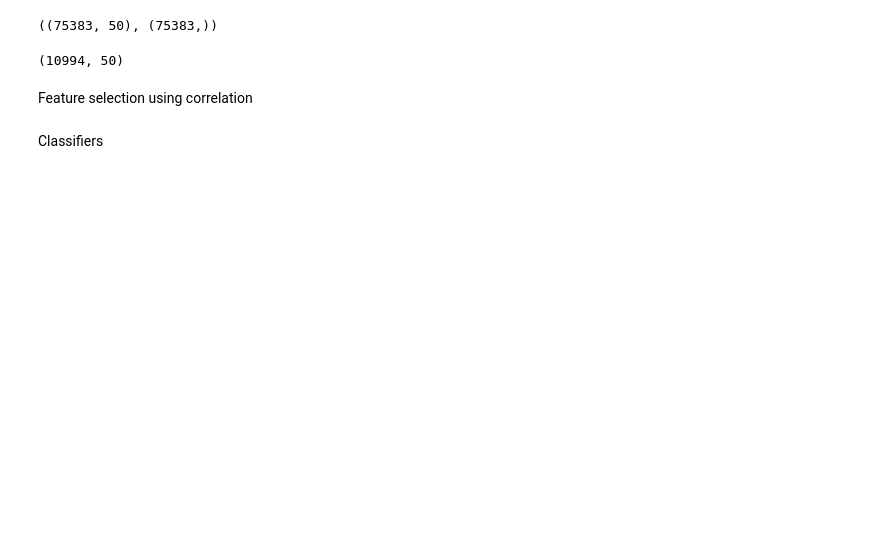
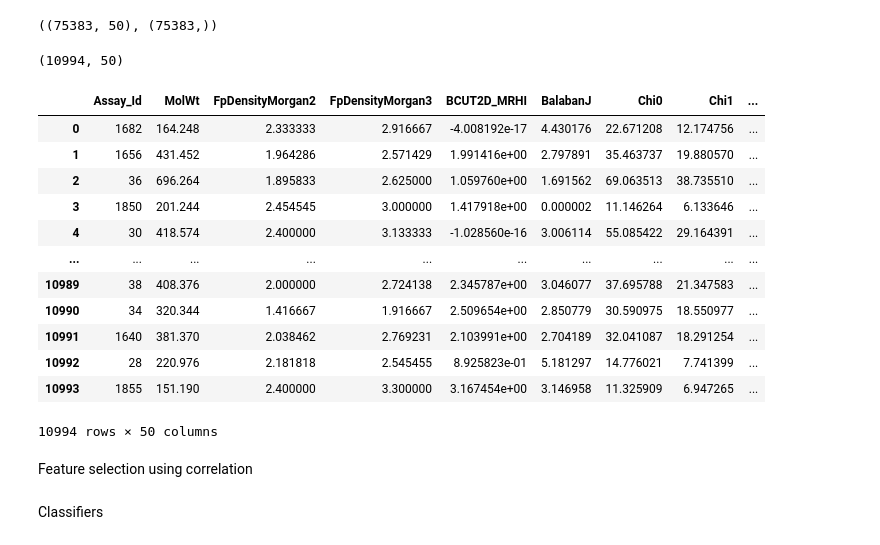
Before and after one commit to sheelbhardwaj/toxicity_competitionFinal, a Jupyter notebook: ToxicityCompetitionFinalCode.ipynb, the cells around one changed output. Drawn from its saved outputs; the diff is of its cells as text; code cells hidden in the pictures; blank space fills up the shorter version.

```diff
--- a/ToxicityCompetitionFinalCode.ipynb
+++ b/ToxicityCompetitionFinalCode.ipynb
@@ -563,6 +578,22 @@ X_train.shape, train_Y.shape
 X_test.shape
 # %% [output]
 (10994, 50)
+# %%
+X_test
+# %% [output]
+|  | Assay_Id | MolWt | FpDensityMorgan2 | FpDensityMorgan3 | BCUT2D_MRHI | BalabanJ | Chi0 | Chi1 | ... |
+| 0 | 1682 | 164.248 | 2.333333 | 2.916667 | -4.008192e-17 | 4.430176 | 22.671208 | 12.174756 | ... |
+| 1 | 1656 | 431.452 | 1.964286 | 2.571429 | 1.991416e+00 | 2.797891 | 35.463737 | 19.880570 | ... |
+| 2 | 36 | 696.264 | 1.895833 | 2.625000 | 1.059760e+00 | 1.691562 | 69.063513 | 38.735510 | ... |
+| 3 | 1850 | 201.244 | 2.454545 | 3.000000 | 1.417918e+00 | 0.000002 | 11.146264 | 6.133646 | ... |
+| 4 | 30 | 418.574 | 2.400000 | 3.133333 | -1.028560e-16 | 3.006114 | 55.085422 | 29.164391 | ... |
+| ... | ... | ... | ... | ... | ... | ... | ... | ... | ... |
+| 10989 | 38 | 408.376 | 2.000000 | 2.724138 | 2.345787e+00 | 3.046077 | 37.695788 | 21.347583 | ... |
+| 10990 | 34 | 320.344 | 1.416667 | 1.916667 | 2.509654e+00 | 2.850779 | 30.590975 | 18.550977 | ... |
+| 10991 | 1640 | 381.370 | 2.038462 | 2.769231 | 2.103991e+00 | 2.704189 | 32.041087 | 18.291254 | ... |
+| 10992 | 28 | 220.976 | 2.181818 | 2.545455 | 8.925823e-01 | 5.181297 | 14.776021 | 7.741399 | ... |
+| 10993 | 1855 | 151.190 | 2.400000 | 3.300000 | 3.167454e+00 | 3.146958 | 11.325909 | 6.947265 | ... |
+10994 rows × 50 columns
 # %%
 # from sklearn.impute import SimpleImputer
 # from sklearn.model_selection import train_test_split
```
Also changed, not shown: parts of 11 cells of this notebook, 3 other files.
